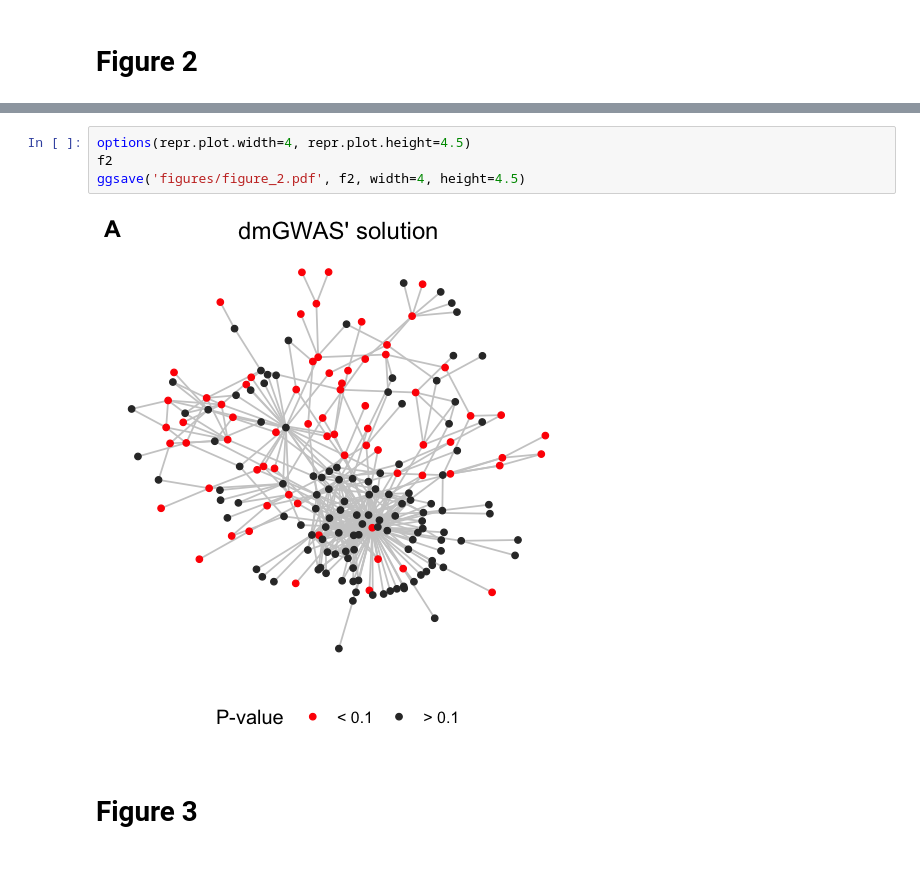
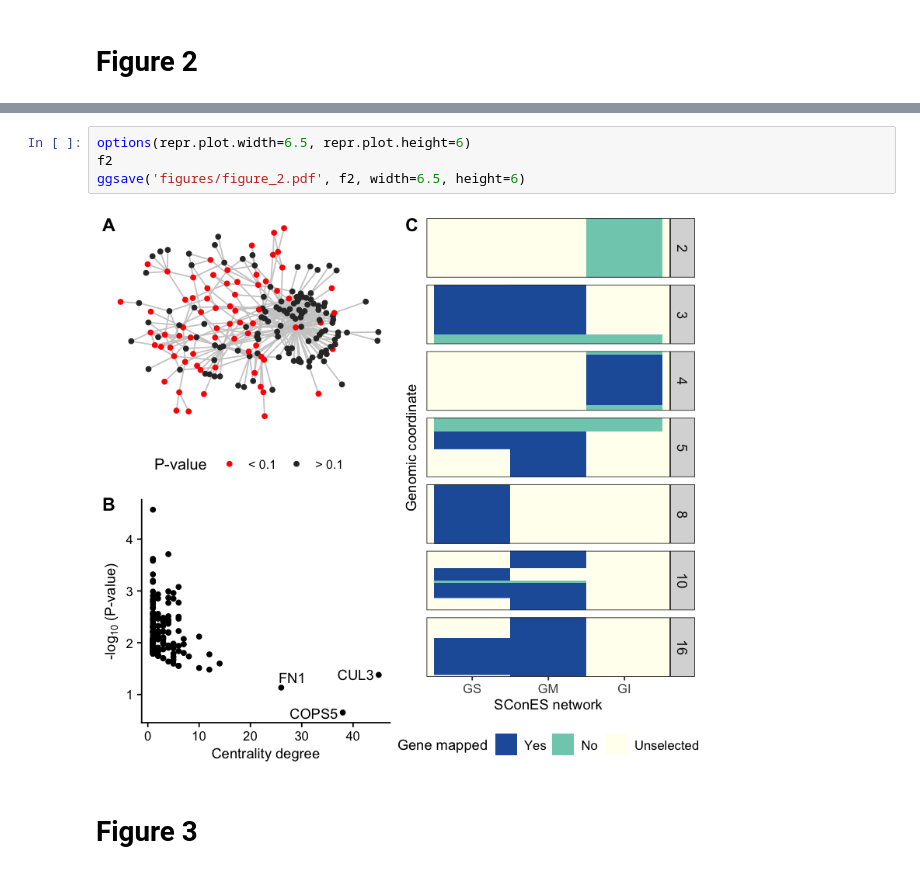
Before and after one commit to hclimente/genewa, a Jupyter notebook: manuscript/figures.ipynb, the cells around one changed output, grey strips where cells are left out. Cells and saved outputs as stored; diff of their text form.

```diff
--- a/manuscript/figures.ipynb
+++ b/manuscript/figures.ipynb
@@ -216,9 +258,9 @@ Warning message in fortify.network(intergraph::asNetwork(model), ...):
 # %%
-options(repr.plot.width=4, repr.plot.height=4.5)
+options(repr.plot.width=6.5, repr.plot.height=6)
 f2
-ggsave('figures/figure_2.pdf', f2, width=4, height=4.5)
+ggsave('figures/figure_2.pdf', f2, width=6.5, height=6)
 # %% [output]
-[figure, old version]
+[figure, new version]
 # %% [markdown]
 # Figure 3
 # %%
```
Also changed, not shown: parts of 3 cells of this notebook, 9 other files.
